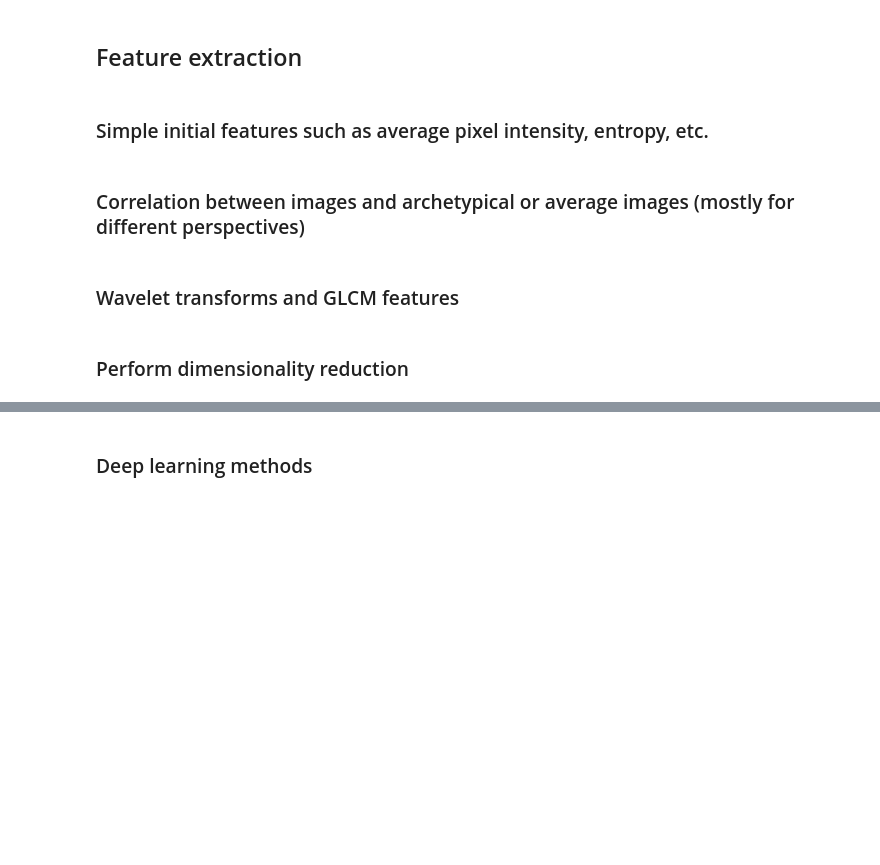
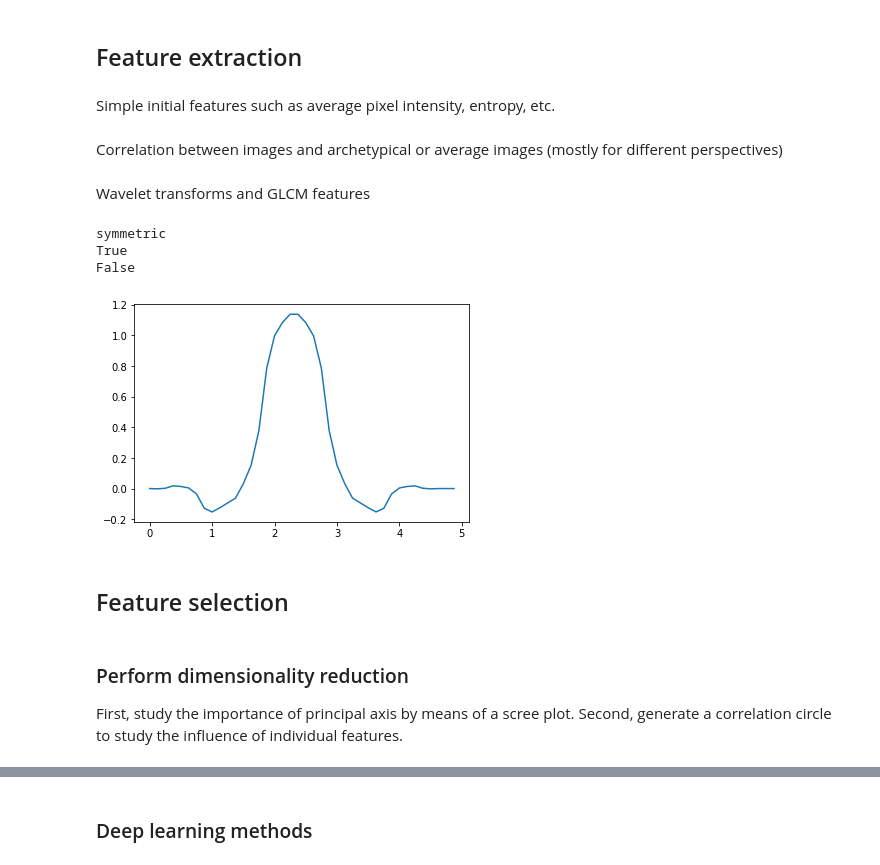
Before and after one commit to rr1017/AMLS_21-22-_SN21213556, a Jupyter notebook: Script.ipynb, the cells around one changed output, grey strips where cells are left out. Saved outputs shown, nothing was run; the diff lists cells and outputs as text; code cells hidden in the pictures; blank space fills up the shorter version.

```diff
--- a/Script.ipynb
+++ b/Script.ipynb
@@ -53,7 +66,7 @@ print(np.shape(y_resampled))
 # %% [markdown]
 ## Feature extraction
 # %% [markdown]
-### Simple initial features such as average pixel intensity, entropy, etc.
+Simple initial features such as average pixel intensity, entropy, etc.
 # %%
 # Loop over all images and calculate simple initial features such as average pixel intensity, entropy, etc.
 avg = []
@@ -109,7 +127,7 @@ df['Horizontal symmetry'] = ratioh
 df['Vertical symmetry'] = ratiov
 df['Diagonal symmetry'] = ratiod
 # %% [markdown]
-### Correlation between images and archetypical or average images (mostly for different perspectives)
+Correlation between images and archetypical or average images (mostly for different perspectives)
 # %%
 # Testing how correlation between example images from each perspective help classifying them - top correlation seems useful
 corr_front = []
@@ -132,7 +150,20 @@ ax = df[df['perspective']=='top'].plot('corr_top','Horizontal symmetry',kind='sc
 df[df['perspective']=='side'].plot('corr_top','Horizontal symmetry',kind='scatter',color='red',ax=ax,label='Side')
 df[df['perspective']=='front'].plot('corr_top','Horizontal symmetry',kind='scatter',color='blue',ax=ax,label='Front')
 # %% [markdown]
-### Wavelet transforms and GLCM features
+Wavelet transforms and GLCM features
+# %%
+wavelet = pywt.Wavelet('bior1.3')
+[phi_d, psi_d, phi_r, psi_r, x] = wavelet.wavefun(level=3)
+plt.plot(x,phi_d)
+
+print(wavelet.symmetry)
+print(wavelet.biorthogonal)
+print(wavelet.orthogonal)
+# %% [output]
+symmetric
+True
+False
+[figure, added]
 # %%
 feature1 = []
 feature2 = []
@@ -163,5 +194,9 @@ df['energy_HH2'] = feature6
-# %% [markdown]
-### Perform dimensionality reduction
+# %% [markdown]
+## Feature selection
+# %% [markdown]
+### Perform dimensionality reduction
+
+First, study the importance of principal axis by means of a scree plot. Second, generate a correlation circle to study the influence of individual features.
 # %%
 # Perform PCA to reduce all initial features into principal components
 
```
Also changed, not shown: parts of 54 cells of this notebook, 1 other file.
